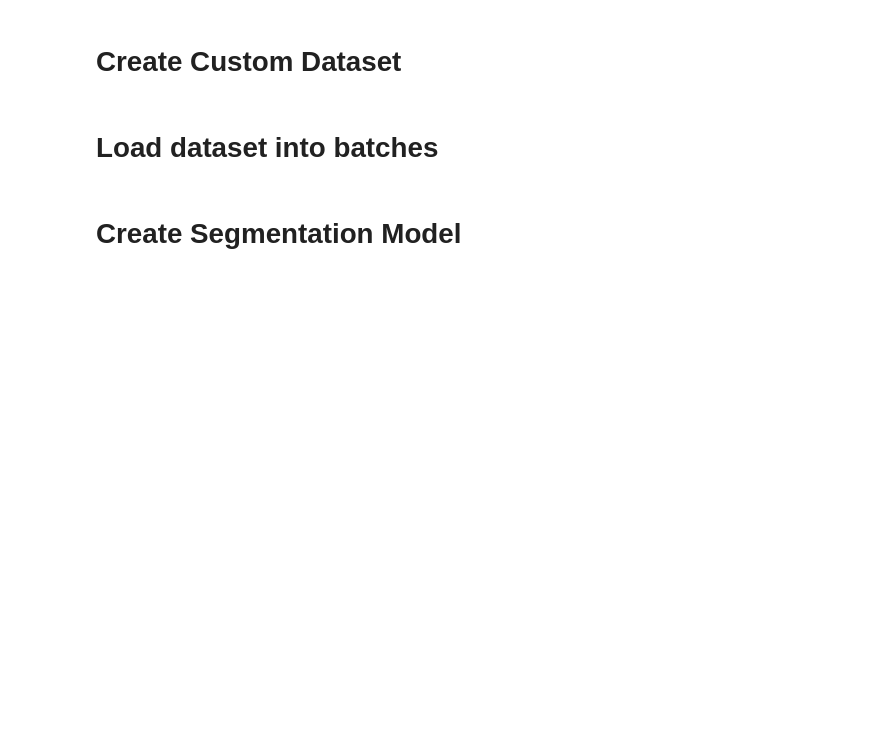
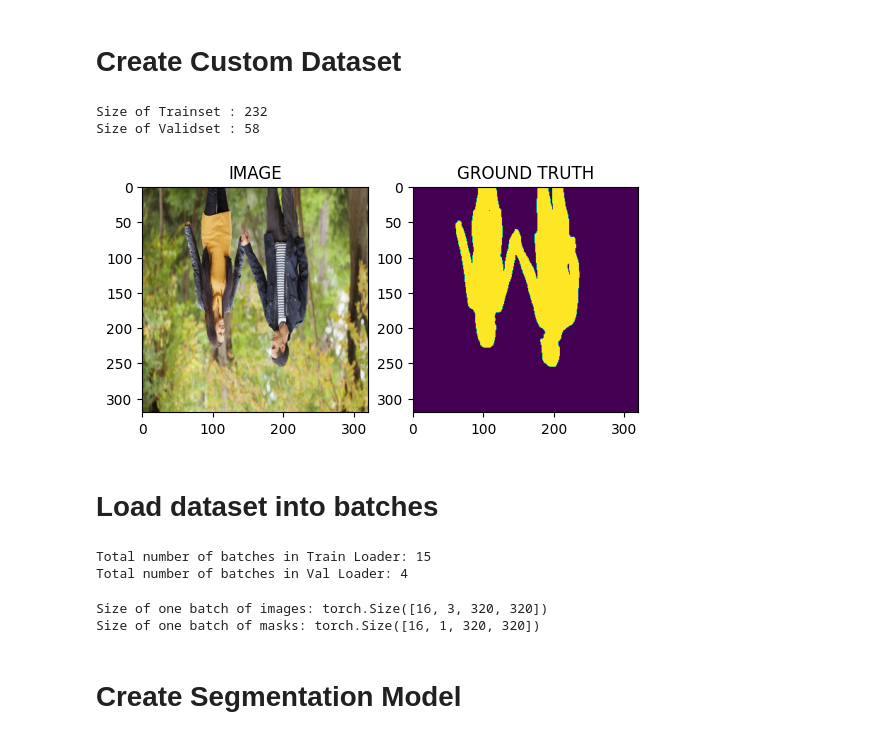
Before and after one commit to nikhil-1e9/Image-segmentation, a Jupyter notebook: PyTorch_ImageSegmentation.ipynb, the cells around one changed output. Saved outputs shown, nothing was run; the diff lists cells and outputs as text; code cells hidden in the pictures; blank space fills up the shorter version.

```diff
--- a/PyTorch_ImageSegmentation.ipynb
+++ b/PyTorch_ImageSegmentation.ipynb
@@ -122,15 +142,15 @@ For classification tasks we apply augmentation techniques, such as rotating the
 import albumentations as A
 # %%
 def get_train_augs():
-    return A.compose([
-        A.resize(IMG_SIZE, IMG_SIZE),
+    return A.Compose([
+        A.Resize(IMG_SIZE, IMG_SIZE),
         A.HorizontalFlip(p=0.5),
         A.VerticalFlip(p=0.5)
-    ])
+    ], is_check_shapes=False)
 
 def get_val_augs():
-    return A.compose([
-        A.resize(IMG_SIZE, IMG_SIZE)
-    ])
+    return A.Compose([
+        A.Resize(IMG_SIZE, IMG_SIZE)
+    ], is_check_shapes=False)
 # %% [markdown]
 # Create Custom Dataset
@@ -137,5 +195,23 @@ def get_val_augs():
+# %%
+train_data = SegmentationDataset(train_df, get_train_augs())
+val_data = SegmentationDataset(val_df, get_val_augs())
 # %%
-print(f"Size of Trainset : {len(trainset)}")
-print(f"Size of Validset : {len(validset)}")
+print(f"Size of Trainset : {len(train_data)}")
+print(f"Size of Validset : {len(val_data)}")
+# %% [output]
+Size of Trainset : 232
+Size of Validset : 58
+# %%
+idx = 6
+image, mask = train_data[idx]
+plt.subplot(1,2,1)
+plt.imshow(np.transpose(image, (1,2,0)))
+plt.title("IMAGE");
+plt.subplot(1,2,2)
+plt.imshow(np.transpose(mask, (1,2,0)))
+plt.title("GROUND TRUTH");
+# helper.show_image(image, mask)
+# %% [output]
+[figure, added]
 # %% [markdown]
 # Load dataset into batches
@@ -142,3 +220,20 @@ print(f"Size of Validset : {len(validset)}")
+# %%
+trainloader = DataLoader(train_data, batch_size=BATCH_SIZE, shuffle=True)
+valloader = DataLoader(val_data, batch_size=BATCH_SIZE, shuffle=True)
+
+print(f"Total number of batches in Train Loader: {len(trainloader)}")
+print(f"Total number of batches in Val Loader: {len(valloader)}")
+# %% [output]
+Total number of batches in Train Loader: 15
+Total number of batches in Val Loader: 4
+# %%
+for image, mask in trainloader:
+    print(f"Size of one batch of images: {image.shape}")
+    print(f"Size of one batch of masks: {mask.shape}")
+    break
+# %% [output]
+Size of one batch of images: torch.Size([16, 3, 320, 320])
+Size of one batch of masks: torch.Size([16, 1, 320, 320])
 # %% [markdown]
 # Create Segmentation Model
 # %% [markdown]
```
Also changed, not shown: parts of 24 cells of this notebook.
